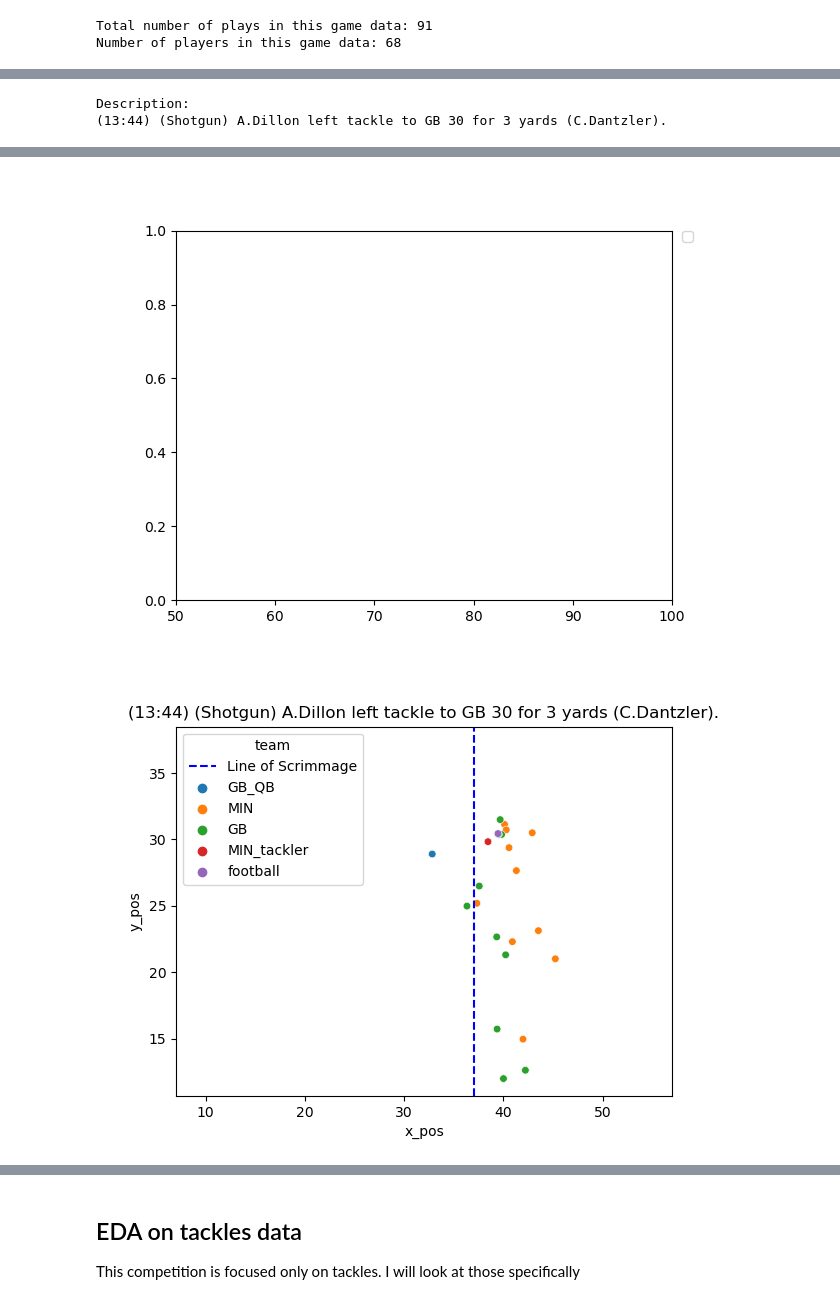
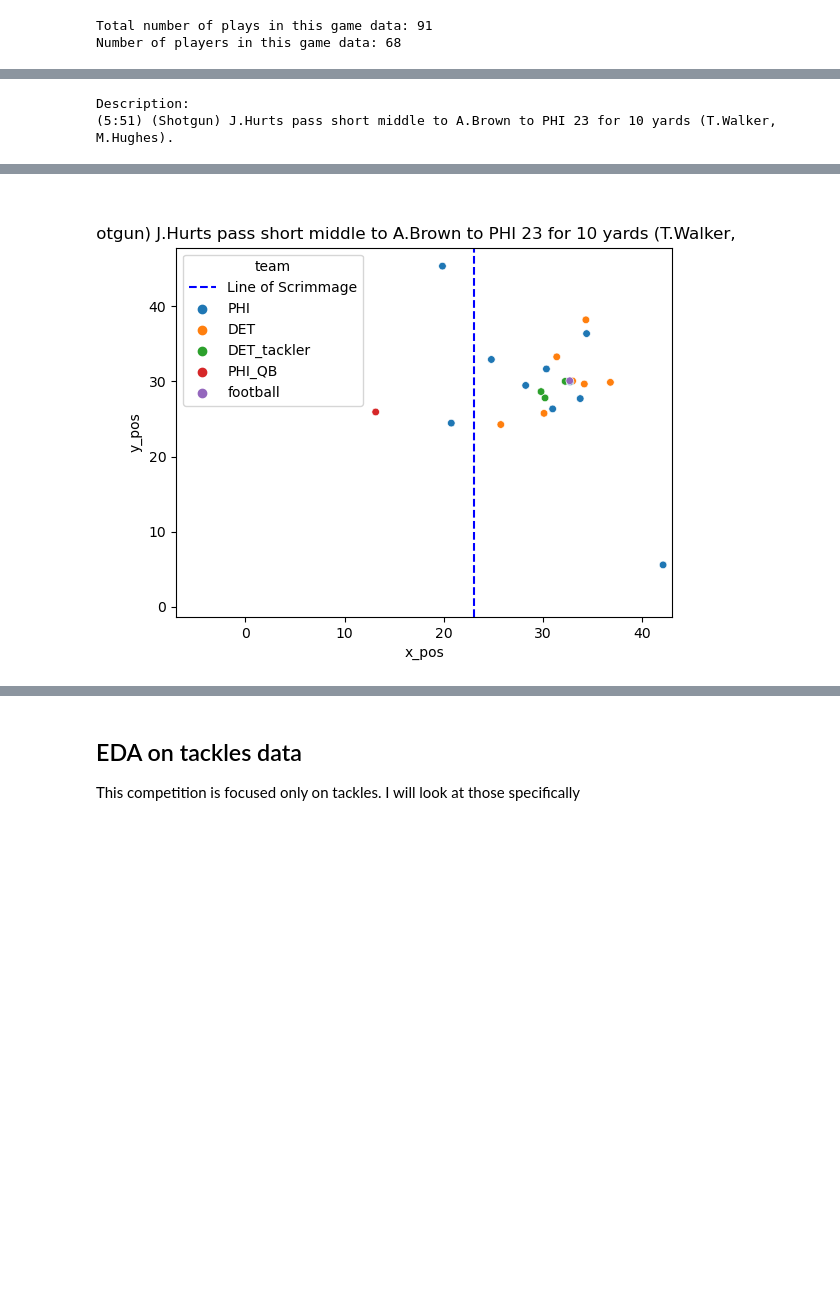
Before and after one commit to ab5525/nfl_data_2024, a Jupyter notebook: nfl_2024.ipynb, the cells around one changed output, grey strips where cells are left out. Drawn from its saved outputs; the diff is of its cells as text; code cells hidden in the pictures; blank space fills up the shorter version.

```diff
--- a/nfl_2024.ipynb
+++ b/nfl_2024.ipynb
@@ -153,7 +151,6 @@ def plot_play(df, gameid=2022100908, playid=56):
     game_tackles = tackles_df[tackles_df['gameId']==gameid]
     play_data = plays_df[(plays_df['playId']==playid) & (plays_df['gameId']==gameid)]
     yard_line = play_data['absoluteYardlineNumber'].values[0]
-
 
     for player in play_1['displayName'].unique():
         #first play,frame only test
@@ -184,38 +181,46 @@ def plot_play(df, gameid=2022100908, playid=56):
     plt.title(play_data['playDescription'].values[0])
     #sns.scatterplot(data=play1_plot[play1_plot['frame']==1],x='x_pos',y='y_pos',hue='team',s=30)
 
     def update(frame):
         # for each frame, update the data stored on each artist.
         data = play1_plot[play1_plot['frame']==frame]
         ax=plt.gca()
         ax.clear()
         plt.xlim(yard_line-30, yard_line+20)
         plt.title(play_data['playDescription'].values[0])
         plt.axvline(x=yard_line, color='b',label='Line of Scrimmage',ls='--')
         plt.legend(["This is my legend"],bbox_to_anchor=(1.02, 1), loc='upper left', borderaxespad=0)
 
         # update the scatter plot:
         return sns.scatterplot(data=data,x='x_pos',y='y_pos',hue='team',s=30)
 
     ani = animation.FuncAnimation(fig, update, frames=play1_plot['frame'].unique(), interval=200, repeat=True)
     writer = animation.PillowWriter(fps=15,
                                     metadata=dict(artist='Me'),
                                     bitrate=1800)
 
 
-
     ani.save('scatter2.gif', writer=writer)
     return HTML(ani.to_html5_video())
 
 
-play_video = plot_play(week1_df,2022091112, 1994)
+def random_play(week=1, gameid=None, playid=None):
+    if gameid is None:
+        gameid = random.choice(week1_games)
+    if playid is None:
+        playid = random.choice(week1_df[week1_df['gameId']==gameid]['playId'].unique())
+    return gameid, playid
+
+
+gameid1, playid1 = random_play()
+play_video = plot_play(week1_df,gameid1, playid1)
+
 play_video
 # %% [output]
 Description:
-(13:44) (Shotgun) A.Dillon left tackle to GB 30 for 3 yards (C.Dantzler).
+(5:51) (Shotgun) J.Hurts pass short middle to A.Brown to PHI 23 for 10 yards (T.Walker, M.Hughes).
 [interactive output not drawn]
-[figure, old version]
+[figure, new version]
-[figure, removed]
 # %%
 #Get distance to ball from tackler
 
```
Also changed, not shown: parts of 1 cell of this notebook, 4 other files.
